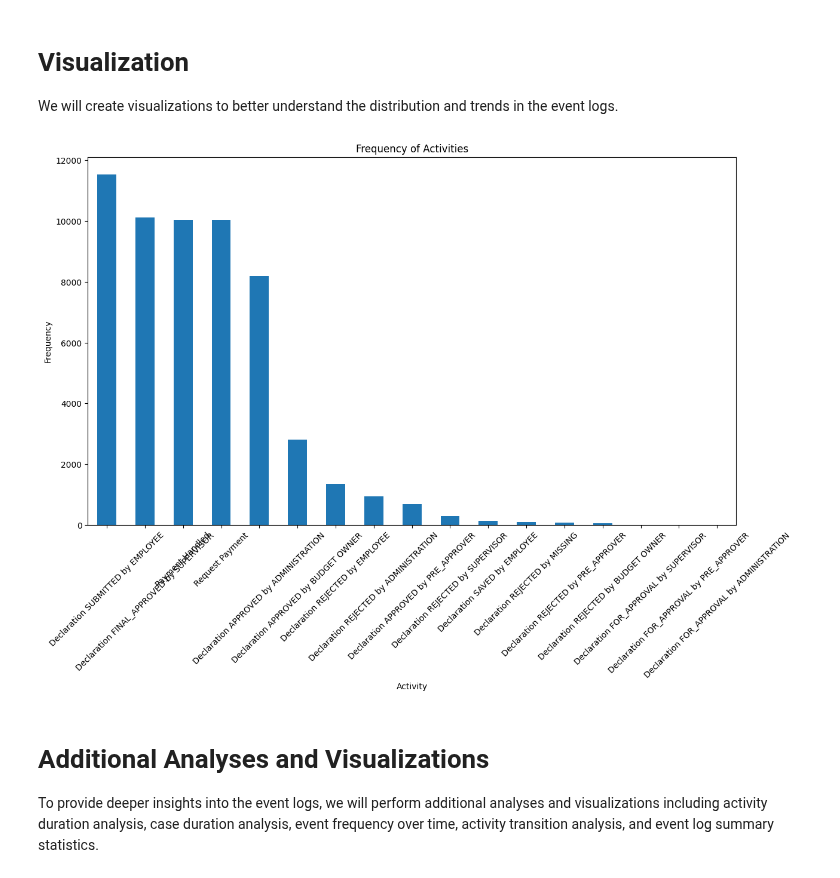
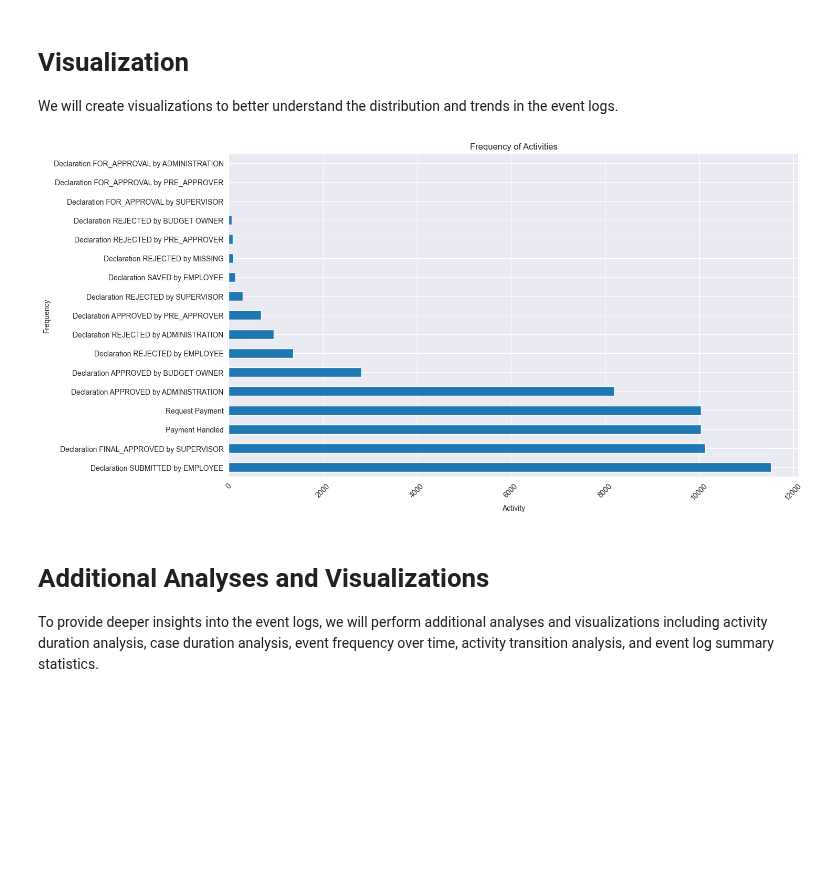
Before and after one commit to collinleiber/LMU_Master_Practical_SoSe24, a Jupyter notebook: practical/ProcessMining/group1/task5/0_data-exploration.ipynb, the cells around one changed output. Cells and saved outputs as stored; diff of their text form; code cells hidden in the pictures; blank space fills up the shorter version.

Commit message:
changed bar to barh

```diff
--- a/practical/ProcessMining/group1/task5/0_data-exploration.ipynb
+++ b/practical/ProcessMining/group1/task5/0_data-exploration.ipynb
@@ -88,15 +88,15 @@ We will create visualizations to better understand the distribution and trends i
 # %%
 # Bar Chart for Activity Frequency
 activity_counts = df['concept:name'].value_counts()
 plt.figure(figsize=(14, 8))
-activity_counts.plot(kind='bar')
+activity_counts.plot(kind='barh')
 plt.title('Frequency of Activities')
 plt.xlabel('Activity')
 plt.ylabel('Frequency')
 plt.xticks(rotation=45)
 plt.show()
 # %% [output]
-[figure, old version]
+[figure, new version]
 # %% [markdown]
 # Additional Analyses and Visualizations
 To provide deeper insights into the event logs, we will perform additional analyses and visualizations including activity duration analysis, case duration analysis, event frequency over time, activity transition analysis, and event log summary statistics.
```
Also changed, not shown: parts of 7 cells of this notebook.
